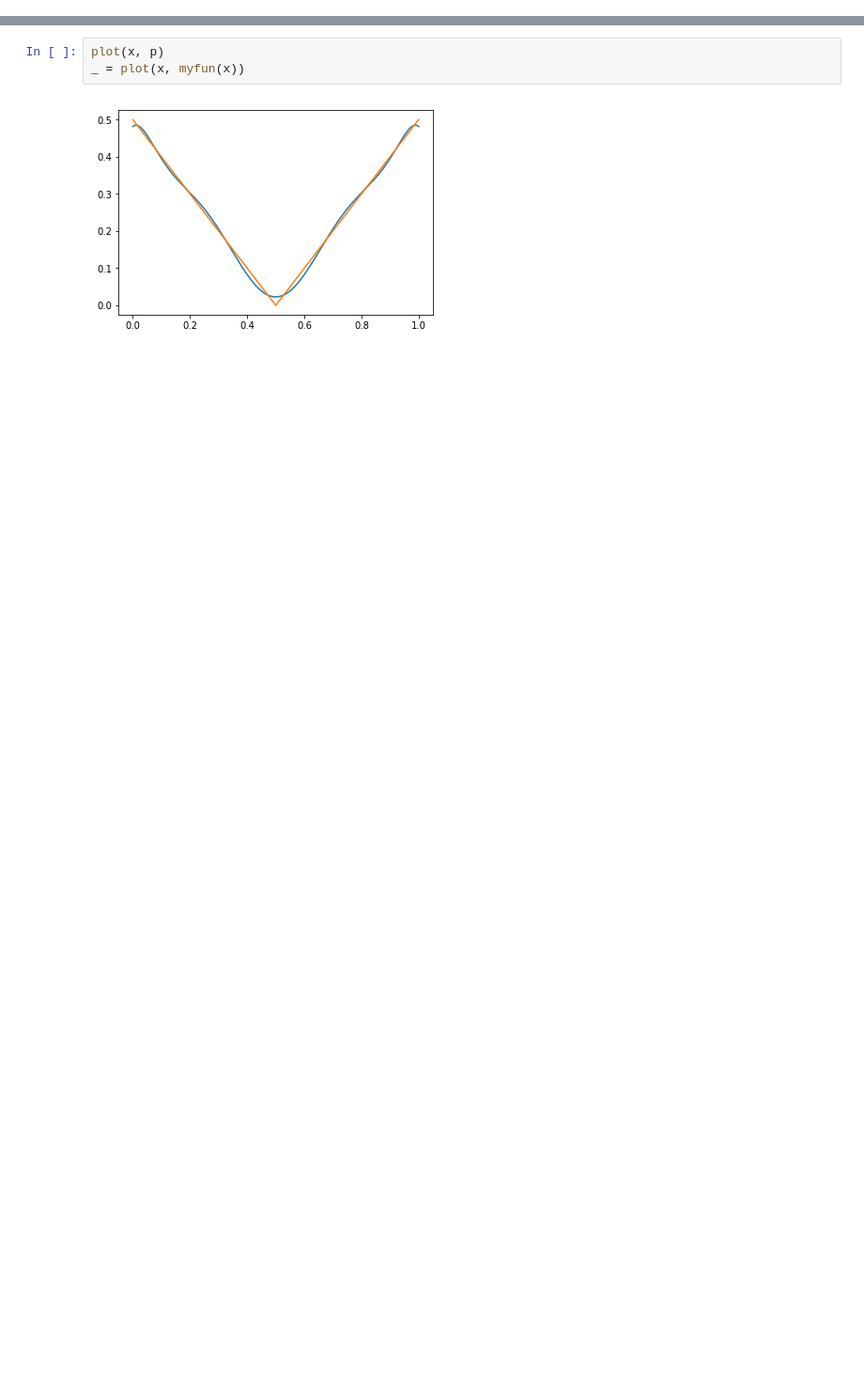
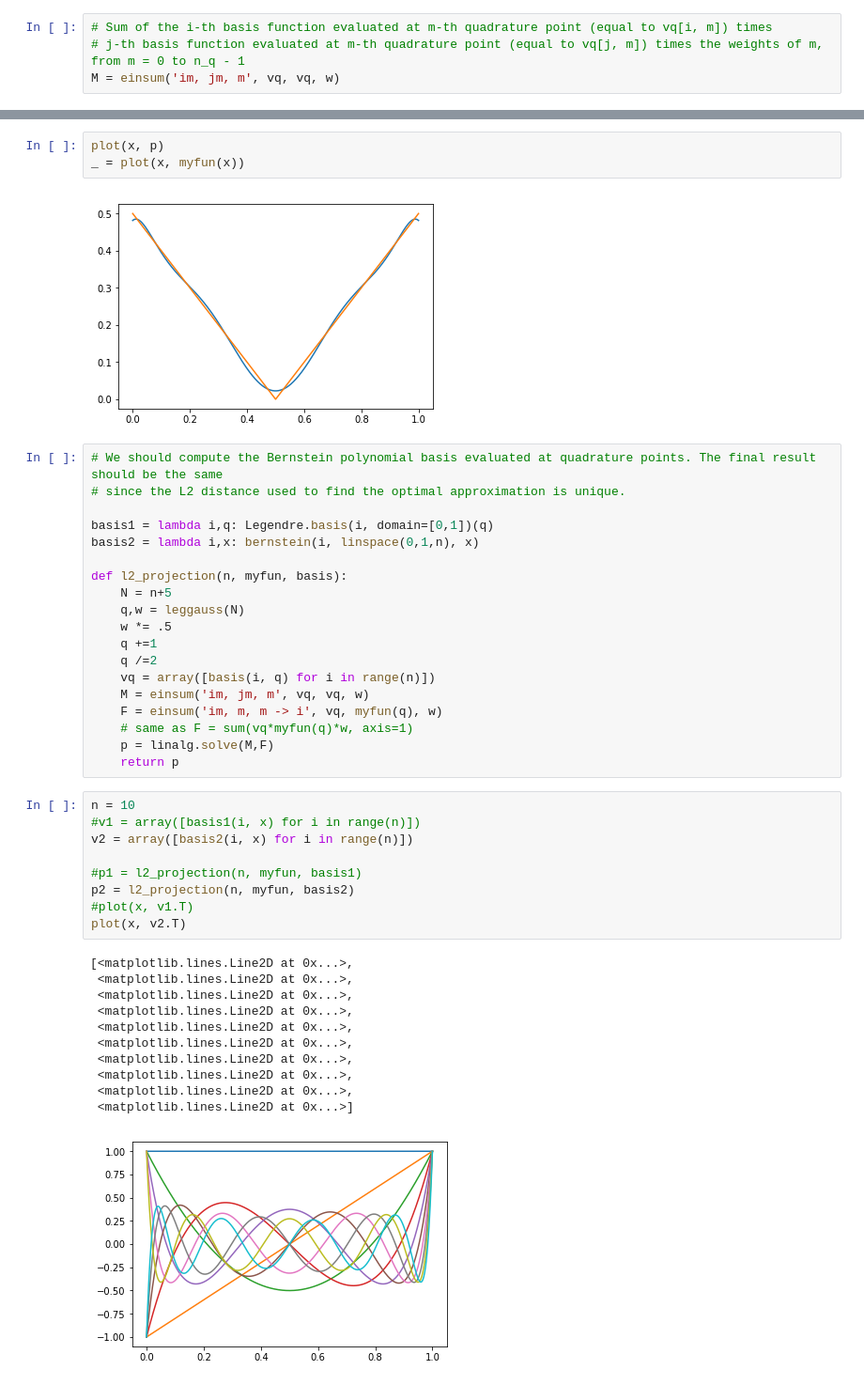
Before and after one commit to sissa/P1.4_seed, a Jupyter notebook: notes/01c_interpolation_error.ipynb, the cells around one changed output, grey strips where cells are left out. Shown: that part at 94% size. Saved outputs shown, nothing was run; the diff lists cells and outputs as text; blank space fills up the shorter version.

Commit message:
added various exercises solved and notes

```diff
--- a/notes/01c_interpolation_error.ipynb
+++ b/notes/01c_interpolation_error.ipynb
@@ -179,3 +182,7 @@ M = einsum('iq, jq, q', vq, vq, w)
+# %%
+# Sum of the i-th basis function evaluated at m-th quadrature point (equal to vq[i, m]) times
+# j-th basis function evaluated at m-th quadrature point (equal to vq[j, m]) times the weights of m, from m = 0 to n_q - 1
+M = einsum('im, jm, m', vq, vq, w)
 # %%
 diag = array([M[i,i] for i in range(n)])
 # %%
@@ -196,3 +237,43 @@ plot(x, p)
 _ = plot(x, myfun(x))
 # %% [output]
 [figure]
+# %%
+# We should compute the Bernstein polynomial basis evaluated at quadrature points. The final result should be the same
+# since the L2 distance used to find the optimal approximation is unique.
+
+basis1 = lambda i,q: Legendre.basis(i, domain=[0,1])(q)
+basis2 = lambda i,x: bernstein(i, linspace(0,1,n), x)
+
+def l2_projection(n, myfun, basis):
+    N = n+5
+    q,w = leggauss(N)
+    w *= .5
+    q +=1
+    q /=2
+    vq = array([basis(i, q) for i in range(n)])
+    M = einsum('im, jm, m', vq, vq, w)
+    F = einsum('im, m, m -> i', vq, myfun(q), w)
+    # same as F = sum(vq*myfun(q)*w, axis=1)
+    p = linalg.solve(M,F)
+    return p
+# %%
+n = 10
+#v1 = array([basis1(i, x) for i in range(n)])
+v2 = array([basis2(i, x) for i in range(n)])
+
+#p1 = l2_projection(n, myfun, basis1)
+p2 = l2_projection(n, myfun, basis2)
+#plot(x, v1.T)
+plot(x, v2.T)
+# %% [output]
+[<matplotlib.lines.Line2D at 0x...>,
+ <matplotlib.lines.Line2D at 0x...>,
+ <matplotlib.lines.Line2D at 0x...>,
+ <matplotlib.lines.Line2D at 0x...>,
+ <matplotlib.lines.Line2D at 0x...>,
+ <matplotlib.lines.Line2D at 0x...>,
+ <matplotlib.lines.Line2D at 0x...>,
+ <matplotlib.lines.Line2D at 0x...>,
+ <matplotlib.lines.Line2D at 0x...>,
+ <matplotlib.lines.Line2D at 0x...>]
+[figure, added]
```
Also changed, not shown: parts of 15 cells of this notebook, 5 other files.
